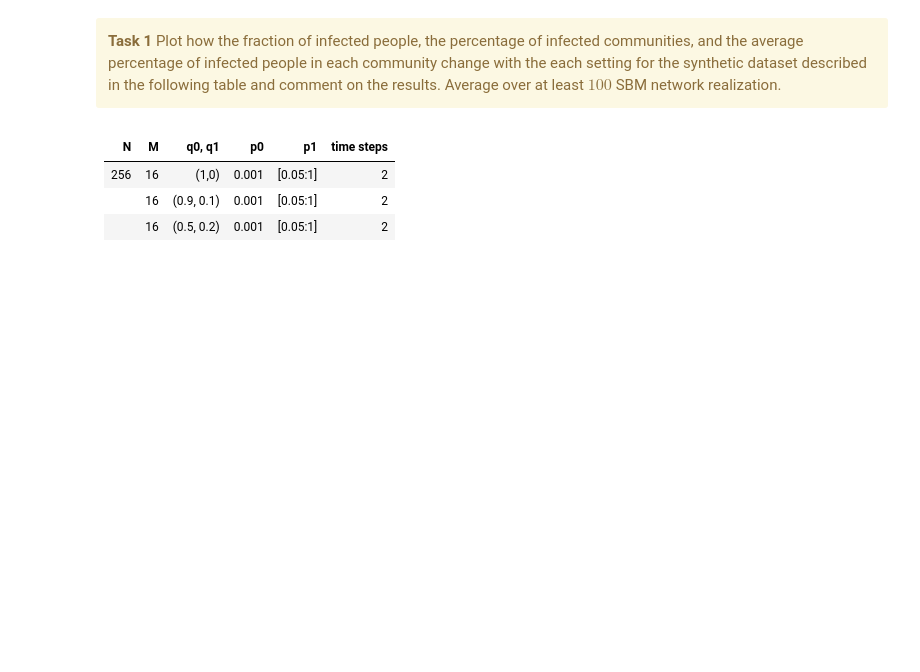
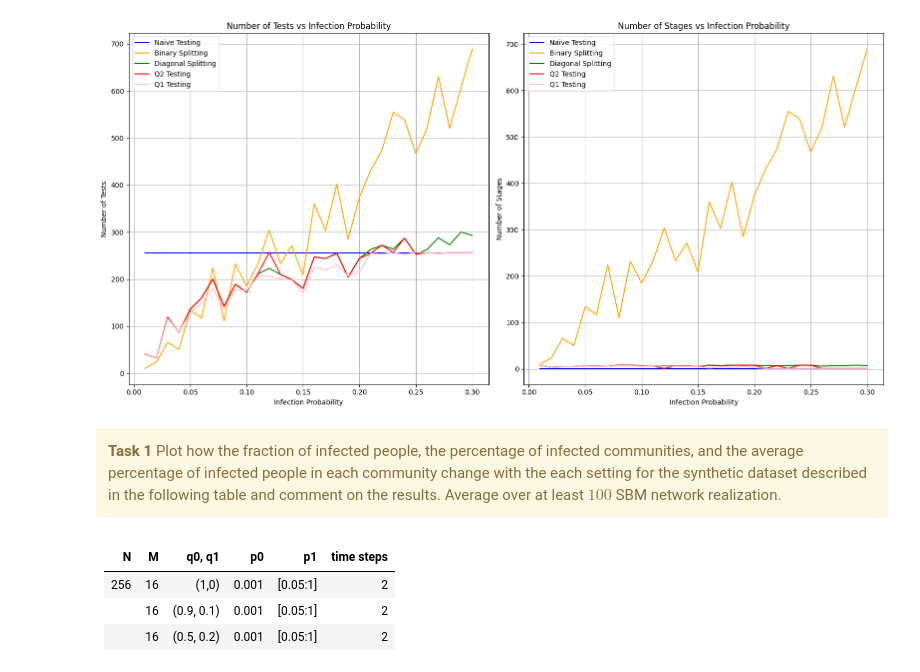
Before and after one commit to utk7arsh/Adaptive-testing-for-infection-spread, a Jupyter notebook: main.ipynb, the cells around one changed output. Cells and saved outputs as stored; diff of their text form; code cells hidden in the pictures; blank space fills up the shorter version.

Commit message:
Qtesting2 implementation + testing

```diff
--- a/main.ipynb
+++ b/main.ipynb
@@ -90,3 +92,81 @@ plt.show()
+# %%
+#FOR QTESTING2
+#performance test of qtesting2, diag_splitting, binary_splitting, naive_testing
+np.random.seed(50)
+
+# Functions (assuming they are already defined in your code)
+# naive_testing, binary_splitting, diag_splitting, Qtesting1
+
+# Initialize lists to store results
+infection_probabilities = np.arange(0.01, 0.31, 0.01)
+num_tests_naive = []
+num_tests_binary = []
+num_tests_diag = []
+num_tests_q1 = []
+num_tests_q2 = []
+stages_naive = []
+stages_binary = []
+stages_diag = []
+stages_q2 = []
+stages_q1 = []
+
+
+for p in infection_probabilities:
+    array = np.random.choice([0, 1], size=256, p=[1 - p, p])
+    num, stages, _ = naive_testing(array)
+    num_tests_naive.append(num)
+    stages_naive.append(stages)
+
+    num, stages, _ = binary_splitting(array)
+    num_tests_binary.append(num)
+    stages_binary.append(stages)
+
+    num, stages = diag_splitting(array)
+    num_tests_diag.append(num)
+    stages_diag.append(stages)
+
+    num, stages = Qtesting2(array)
+    num_tests_q2.append(num)
+    stages_q2.append(stages)
+
+    num, stages = Qtesting1(array)
+    num_tests_q1.append(num)
+    stages_q1.append(stages)
+
+plt.figure(figsize=(16, 8))
+
+# Plot Number of Tests
+plt.subplot(1, 2, 1)
+plt.plot(infection_probabilities, num_tests_naive, label="Naive Testing", color='blue')
+plt.plot(infection_probabilities, num_tests_binary, label="Binary Splitting", color='orange')
+plt.plot(infection_probabilities, num_tests_diag, label="Diagonal Splitting", color='green')
+plt.plot(infection_probabilities, num_tests_q2, label="Q2 Testing", color='red')
+plt.plot(infection_probabilities, num_tests_q1, label="Q1 Testing", color='pink')
+
+plt.xlabel("Infection Probability")
+plt.ylabel("Number of Tests")
+plt.title("Number of Tests vs Infection Probability")
+plt.legend()
+plt.grid(True)
+
+# Plot Number of Stages
+plt.subplot(1, 2, 2)
+plt.plot(infection_probabilities, stages_naive, label="Naive Testing", color='blue')
+plt.plot(infection_probabilities, stages_binary, label="Binary Splitting", color='orange')
+plt.plot(infection_probabilities, stages_diag, label="Diagonal Splitting", color='green')
+plt.plot(infection_probabilities, stages_q2, label="Q2 Testing", color='red')
+plt.plot(infection_probabilities, stages_q1, label="Q1 Testing", color='pink')
+
+plt.xlabel("Infection Probability")
+plt.ylabel("Number of Stages")
+plt.title("Number of Stages vs Infection Probability")
+plt.legend()
+plt.grid(True)
+
+plt.tight_layout()
+plt.show()
+# %% [output]
+[figure, added]
 # %%
 def iter(N,M,q0,q1,p0,p1,time_steps,num_sims,method,dataset='sbm'):
 
```
Also changed, not shown: parts of 3 cells of this notebook, 2 other files.
